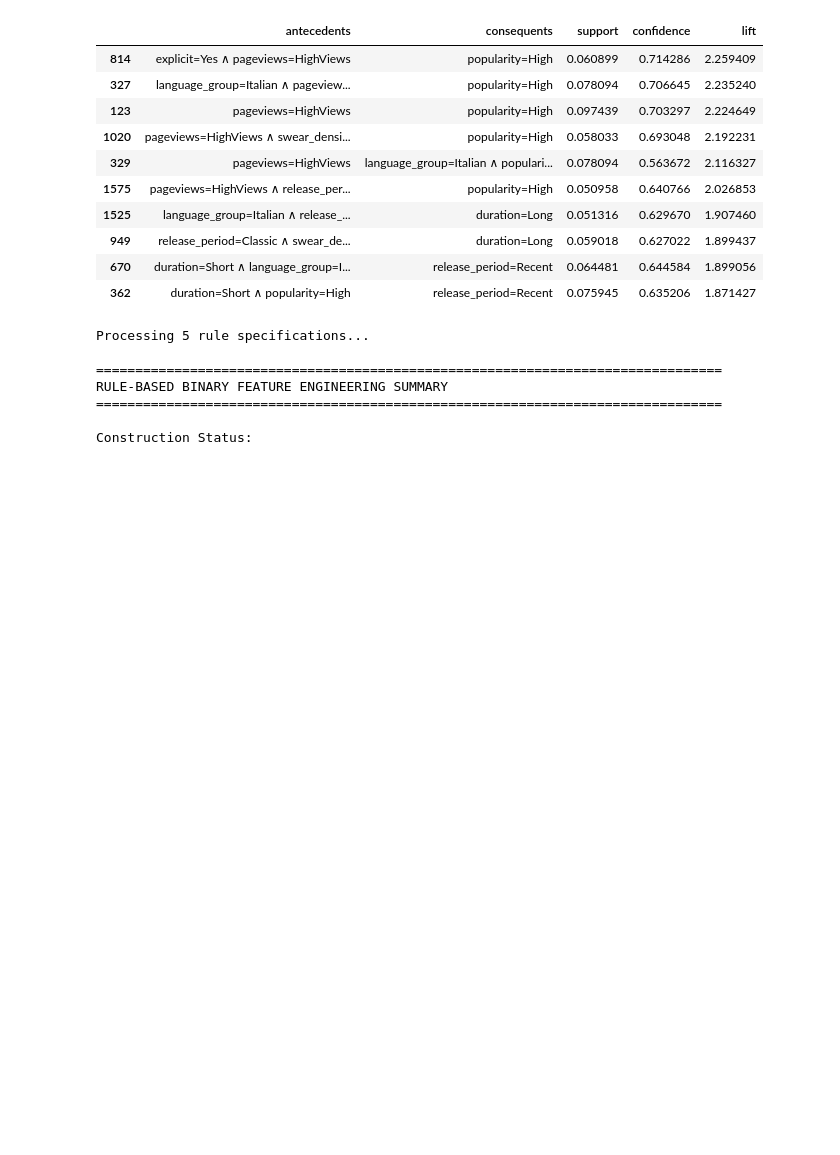
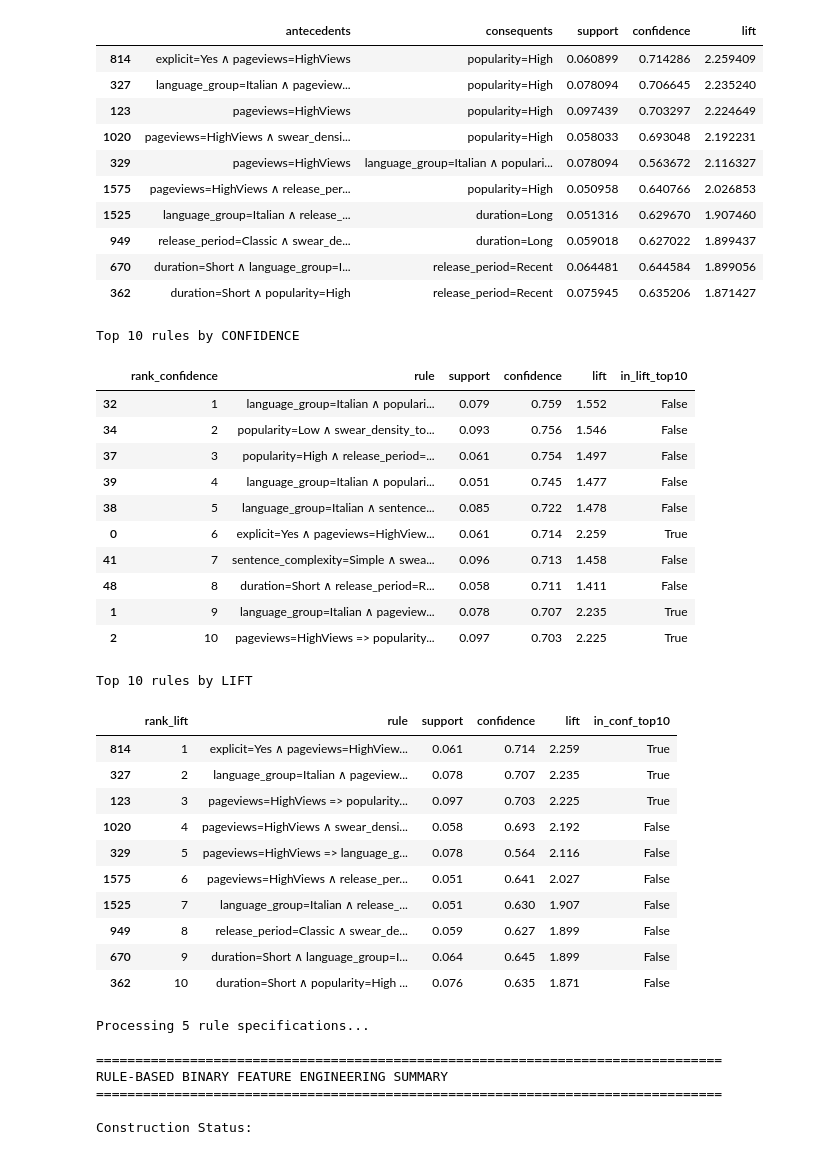
Before and after one commit to simonegrandinetti/ML_first_project, a Jupyter notebook: main_project.ipynb, the cells around one changed output. Drawn from its saved outputs; the diff is of its cells as text; code cells hidden in the pictures; blank space fills up the shorter version.

```diff
--- a/main_project.ipynb
+++ b/main_project.ipynb
@@ -2463,6 +2468,75 @@ else:
 | 949 | release_period=Classic ∧ swear_de... | duration=Long | 0.059018 | 0.627022 | 1.899437 |
 | 670 | duration=Short ∧ language_group=I... | release_period=Recent | 0.064481 | 0.644584 | 1.899056 |
 | 362 | duration=Short ∧ popularity=High | release_period=Recent | 0.075945 | 0.635206 | 1.871427 |
+# %%
+# Visual confrontation: Top-10 confidence-based rules vs Top-10 lift-based rules (two tables)
+
+if "top_confidence_rules" not in locals() or "top_lift_rules" not in locals():
+    print("Missing required variables: run the cells that generate top_confidence_rules and top_lift_rules first.")
+else:
+    def _rule_to_text(antecedents, consequents):
+        return f"{' ∧ '.join(sorted(list(antecedents)))} => {' ∧ '.join(sorted(list(consequents)))}"
+
+    # --- Confidence table ---
+    conf_top10 = top_confidence_rules.nlargest(10, "confidence").copy()
+    conf_top10["rule"] = conf_top10.apply(
+        lambda r: _rule_to_text(r["antecedents"], r["consequents"]), axis=1
+    )
+    conf_top10["rule_key"] = conf_top10["rule"]
+
+    conf_view = conf_top10[["rule", "support", "confidence", "lift"]].copy()
+    conf_view.insert(0, "rank_confidence", range(1, len(conf_view) + 1))
+
+    # --- Lift table ---
+    lift_top10 = top_lift_rules.nlargest(10, "lift").copy()
+    lift_top10["rule"] = lift_top10.apply(
+        lambda r: _rule_to_text(r["antecedents"], r["consequents"]), axis=1
+    )
+    lift_top10["rule_key"] = lift_top10["rule"]
+
+    lift_view = lift_top10[["rule", "support", "confidence", "lift"]].copy()
+    lift_view.insert(0, "rank_lift", range(1, len(lift_view) + 1))
+
+    # Cross-reference (shared rules across top-10 lists)
+    conf_rule_set = set(conf_top10["rule_key"])
+    lift_rule_set = set(lift_top10["rule_key"])
+    conf_view["in_lift_top10"] = conf_top10["rule_key"].isin(lift_rule_set)
+    lift_view["in_conf_top10"] = lift_top10["rule_key"].isin(conf_rule_set)
+
+    for c in ["support", "confidence", "lift"]:
+        conf_view[c] = conf_view[c].round(3)
+        lift_view[c] = lift_view[c].round(3)
+
+    print("Top 10 rules by CONFIDENCE")
+    display(conf_view)
+
+    print("Top 10 rules by LIFT")
+    display(lift_view)
+# %% [output]
+Top 10 rules by CONFIDENCE
+|  | rank_confidence | rule | support | confidence | lift | in_lift_top10 |
+| 32 | 1 | language_group=Italian ∧ populari... | 0.079 | 0.759 | 1.552 | False |
+| 34 | 2 | popularity=Low ∧ swear_density_to... | 0.093 | 0.756 | 1.546 | False |
+| 37 | 3 | popularity=High ∧ release_period=... | 0.061 | 0.754 | 1.497 | False |
+| 39 | 4 | language_group=Italian ∧ populari... | 0.051 | 0.745 | 1.477 | False |
+| 38 | 5 | language_group=Italian ∧ sentence... | 0.085 | 0.722 | 1.478 | False |
+| 0 | 6 | explicit=Yes ∧ pageviews=HighView... | 0.061 | 0.714 | 2.259 | True |
+| 41 | 7 | sentence_complexity=Simple ∧ swea... | 0.096 | 0.713 | 1.458 | False |
+| 48 | 8 | duration=Short ∧ release_period=R... | 0.058 | 0.711 | 1.411 | False |
+| 1 | 9 | language_group=Italian ∧ pageview... | 0.078 | 0.707 | 2.235 | True |
+| 2 | 10 | pageviews=HighViews => popularity... | 0.097 | 0.703 | 2.225 | True |
+Top 10 rules by LIFT
+|  | rank_lift | rule | support | confidence | lift | in_conf_top10 |
+| 814 | 1 | explicit=Yes ∧ pageviews=HighView... | 0.061 | 0.714 | 2.259 | True |
+| 327 | 2 | language_group=Italian ∧ pageview... | 0.078 | 0.707 | 2.235 | True |
+| 123 | 3 | pageviews=HighViews => popularity... | 0.097 | 0.703 | 2.225 | True |
+| 1020 | 4 | pageviews=HighViews ∧ swear_densi... | 0.058 | 0.693 | 2.192 | False |
+| 329 | 5 | pageviews=HighViews => language_g... | 0.078 | 0.564 | 2.116 | False |
+| 1575 | 6 | pageviews=HighViews ∧ release_per... | 0.051 | 0.641 | 2.027 | False |
+| 1525 | 7 | language_group=Italian ∧ release_... | 0.051 | 0.630 | 1.907 | False |
+| 949 | 8 | release_period=Classic ∧ swear_de... | 0.059 | 0.627 | 1.899 | False |
+| 670 | 9 | duration=Short ∧ language_group=I... | 0.064 | 0.645 | 1.899 | False |
+| 362 | 10 | duration=Short ∧ popularity=High ... | 0.076 | 0.635 | 1.871 | False |
 # %%
 # Task 2.4 — Transform selected association rules into binary features
 
```
Also changed, not shown: parts of 1 cell of this notebook.
